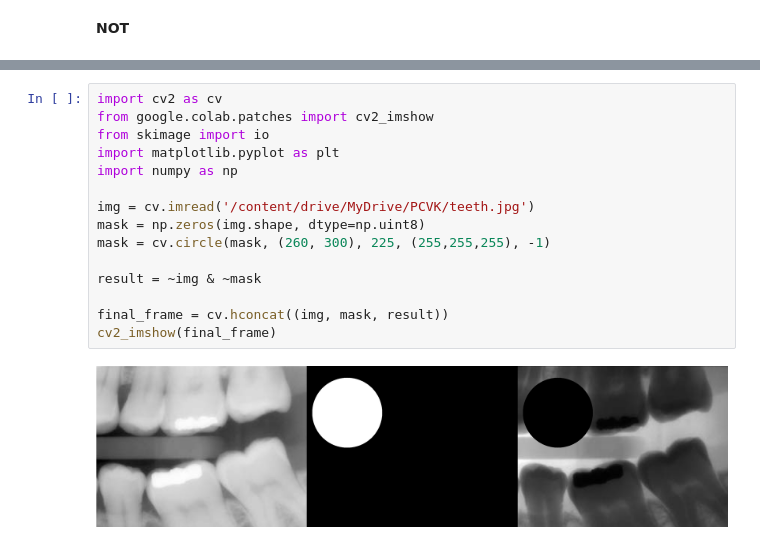
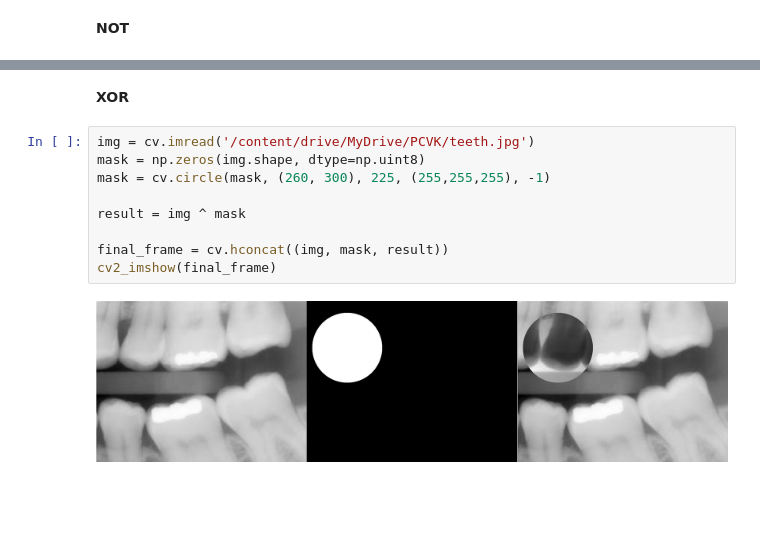
Before and after one commit to kevinaldyansyah/PCVK_Genap_2021, a Jupyter notebook: week5.ipynb, the cells around one changed output, grey strips where cells are left out. Cells and saved outputs as stored; diff of their text form; blank space fills up the shorter version.

```diff
--- a/week5.ipynb
+++ b/week5.ipynb
@@ -143,17 +155,13 @@ cv2_imshow(final_frame)
+# %% [markdown]
+**XOR**
 # %%
-import cv2 as cv
-from google.colab.patches import cv2_imshow
-from skimage import io
-import matplotlib.pyplot as plt
-import numpy as np
-
 img = cv.imread('/content/drive/MyDrive/PCVK/teeth.jpg')
 mask = np.zeros(img.shape, dtype=np.uint8)
 mask = cv.circle(mask, (260, 300), 225, (255,255,255), -1)
 
-result = ~img & ~mask
+result = img ^ mask
 
 final_frame = cv.hconcat((img, mask, result))
 cv2_imshow(final_frame)
 # %% [output]
-[figure, old version]
+[figure, new version]
```
Also changed, not shown: parts of 3 cells of this notebook.
